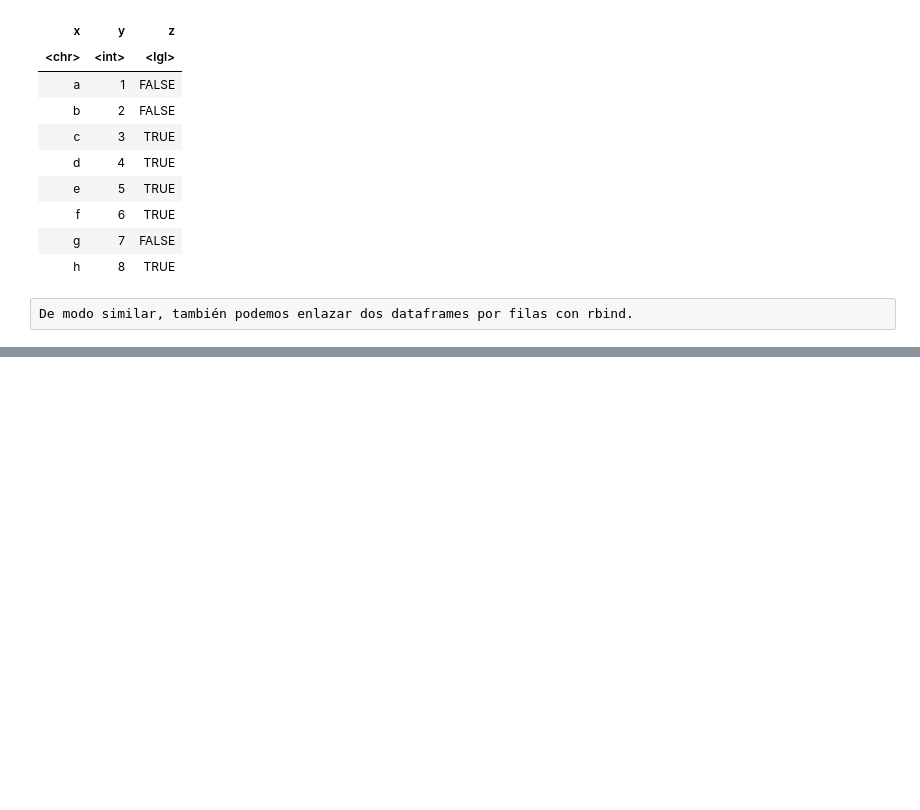
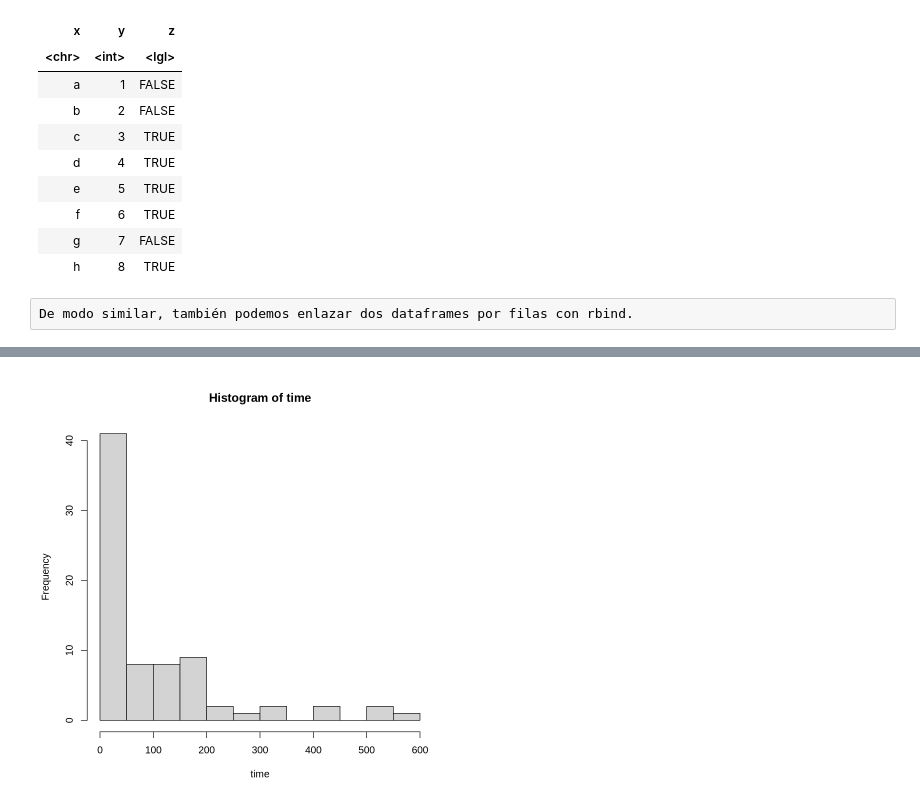
Before and after one commit to chema1985/jupyter-notebook, a Jupyter notebook: notebooks/perez_maroto_josemaria_SBD04a_Cuaderno_R.ipynb, the cells around one changed output, grey strips where cells are left out. Cells and saved outputs as stored; diff of their text form; code cells hidden in the pictures; blank space fills up the shorter version.

```diff
--- a/notebooks/perez_maroto_josemaria_SBD04a_Cuaderno_R.ipynb
+++ b/notebooks/perez_maroto_josemaria_SBD04a_Cuaderno_R.ipynb
@@ -270,0 +344,4 @@ De modo similar, también podemos enlazar dos dataframes por filas con rbind.
+# %%
+with(kidney, hist(time))
+# %% [output]
+[figure, added]
```
Also changed, not shown: parts of 12 cells of this notebook.
